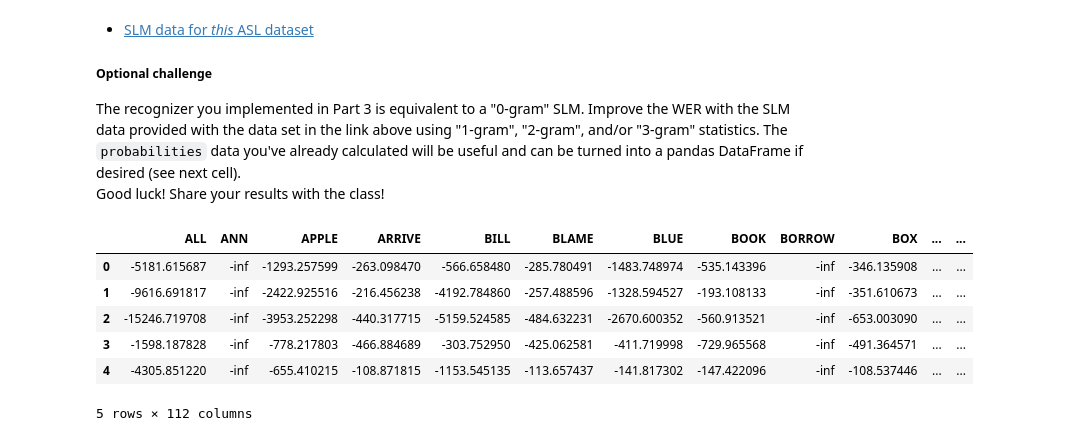
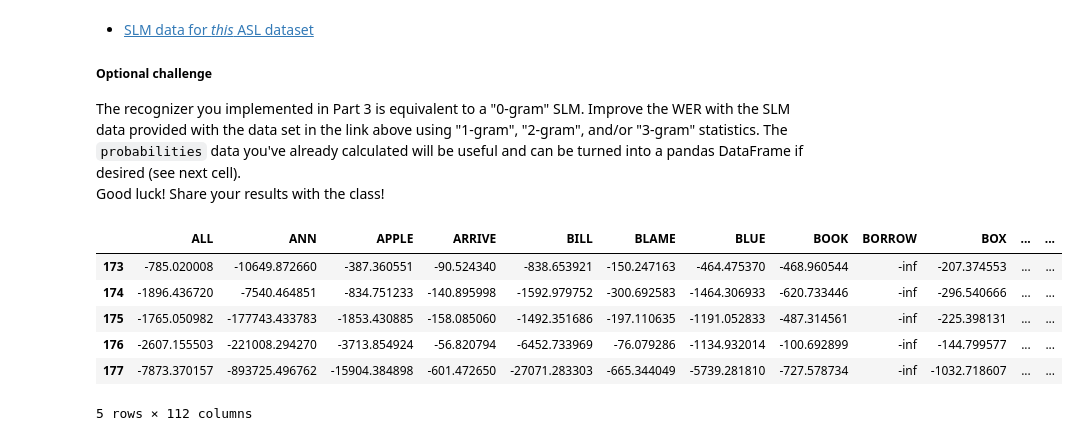
Before and after one commit to bn2302/AIND-Recognizer, a Jupyter notebook: asl_recognizer.ipynb, the cells around one changed output. Drawn from its saved outputs; the diff is of its cells as text; code cells hidden in the pictures.

```diff
--- a/asl_recognizer.ipynb
+++ b/asl_recognizer.ipynb
@@ -766,15 +720,19 @@ We've squeezed just about as much as we can out of the model and still only get
 ##### Optional challenge
 The recognizer you implemented in Part 3 is equivalent to a "0-gram" SLM.  Improve the WER with the SLM data provided with the data set in the link above using "1-gram", "2-gram", and/or "3-gram" statistics. The `probabilities` data you've already calculated will be useful and can be turned into a pandas DataFrame if desired (see next cell).
 Good luck!  Share your results with the class!
+# %%
+import json
+with open('model_test_result.json') as f:
+    data = json.load(f)
 # %%
 # create a DataFrame of log likelihoods for the test word items
-df_probs = pd.DataFrame(data=probabilities)
-df_probs.head()
+df_probs = pd.DataFrame(data=data['polar']['dic']['probabilities'])
+df_probs.tail()
 # %% [output]
 |  | ALL | ANN | APPLE | ARRIVE | BILL | BLAME | BLUE | BOOK | BORROW | BOX | ... | ... |
-| 0 | -5181.615687 | -inf | -1293.257599 | -263.098470 | -566.658480 | -285.780491 | -1483.748974 | -535.143396 | -inf | -346.135908 | ... | ... |
-| 1 | -9616.691817 | -inf | -2422.925516 | -216.456238 | -4192.784860 | -257.488596 | -1328.594527 | -193.108133 | -inf | -351.610673 | ... | ... |
-| 2 | -15246.719708 | -inf | -3953.252298 | -440.317715 | -5159.524585 | -484.632231 | -2670.600352 | -560.913521 | -inf | -653.003090 | ... | ... |
-| 3 | -1598.187828 | -inf | -778.217803 | -466.884689 | -303.752950 | -425.062581 | -411.719998 | -729.965568 | -inf | -491.364571 | ... | ... |
-| 4 | -4305.851220 | -inf | -655.410215 | -108.871815 | -1153.545135 | -113.657437 | -141.817302 | -147.422096 | -inf | -108.537446 | ... | ... |
+| 173 | -785.020008 | -10649.872660 | -387.360551 | -90.524340 | -838.653921 | -150.247163 | -464.475370 | -468.960544 | -inf | -207.374553 | ... | ... |
+| 174 | -1896.436720 | -7540.464851 | -834.751233 | -140.895998 | -1592.979752 | -300.692583 | -1464.306933 | -620.733446 | -inf | -296.540666 | ... | ... |
+| 175 | -1765.050982 | -177743.433783 | -1853.430885 | -158.085060 | -1492.351686 | -197.110635 | -1191.052833 | -487.314561 | -inf | -225.398131 | ... | ... |
+| 176 | -2607.155503 | -221008.294270 | -3713.854924 | -56.820794 | -6452.733969 | -76.079286 | -1134.932014 | -100.692899 | -inf | -144.799577 | ... | ... |
+| 177 | -7873.370157 | -893725.496762 | -15904.384898 | -601.472650 | -27071.283303 | -665.344049 | -5739.281810 | -727.578734 | -inf | -1032.718607 | ... | ... |
 5 rows × 112 columns
```
Also changed, not shown: parts of 24 cells of this notebook.
